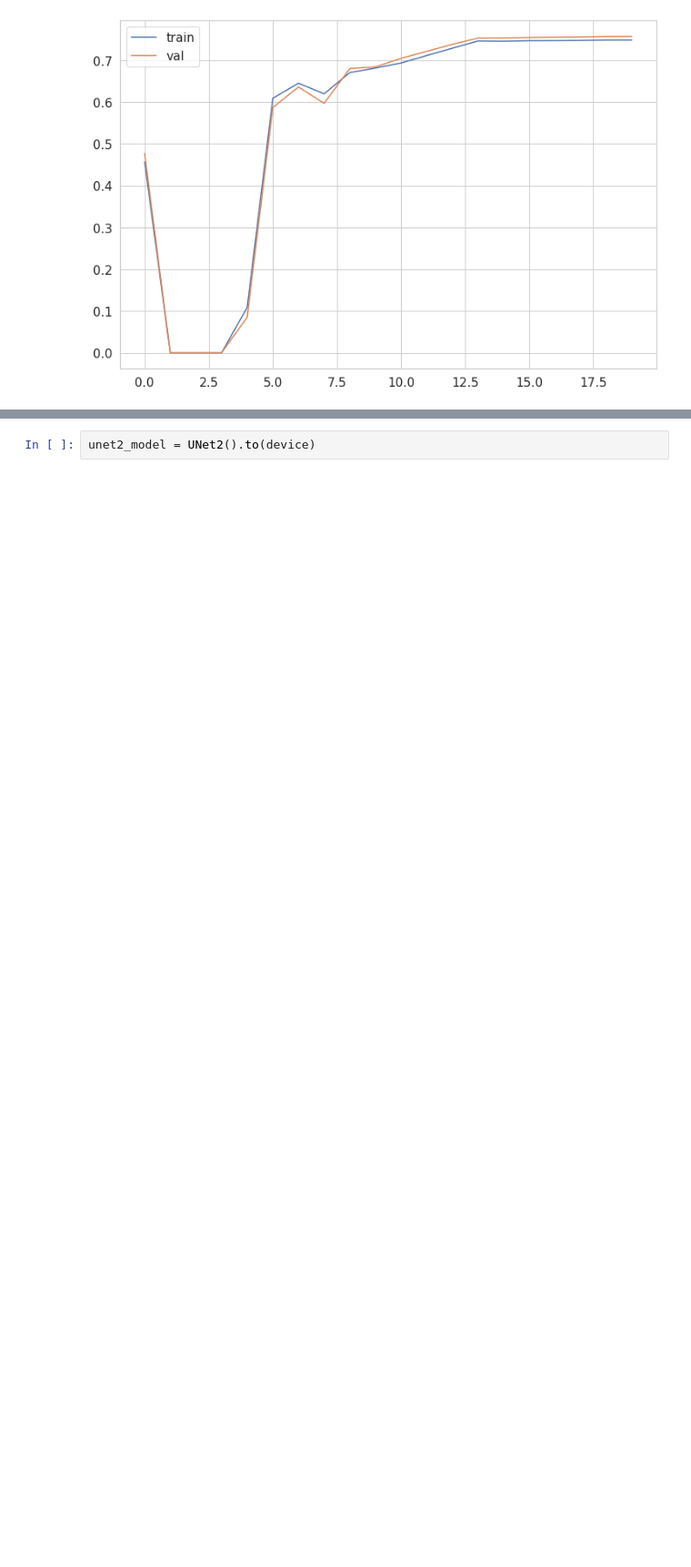
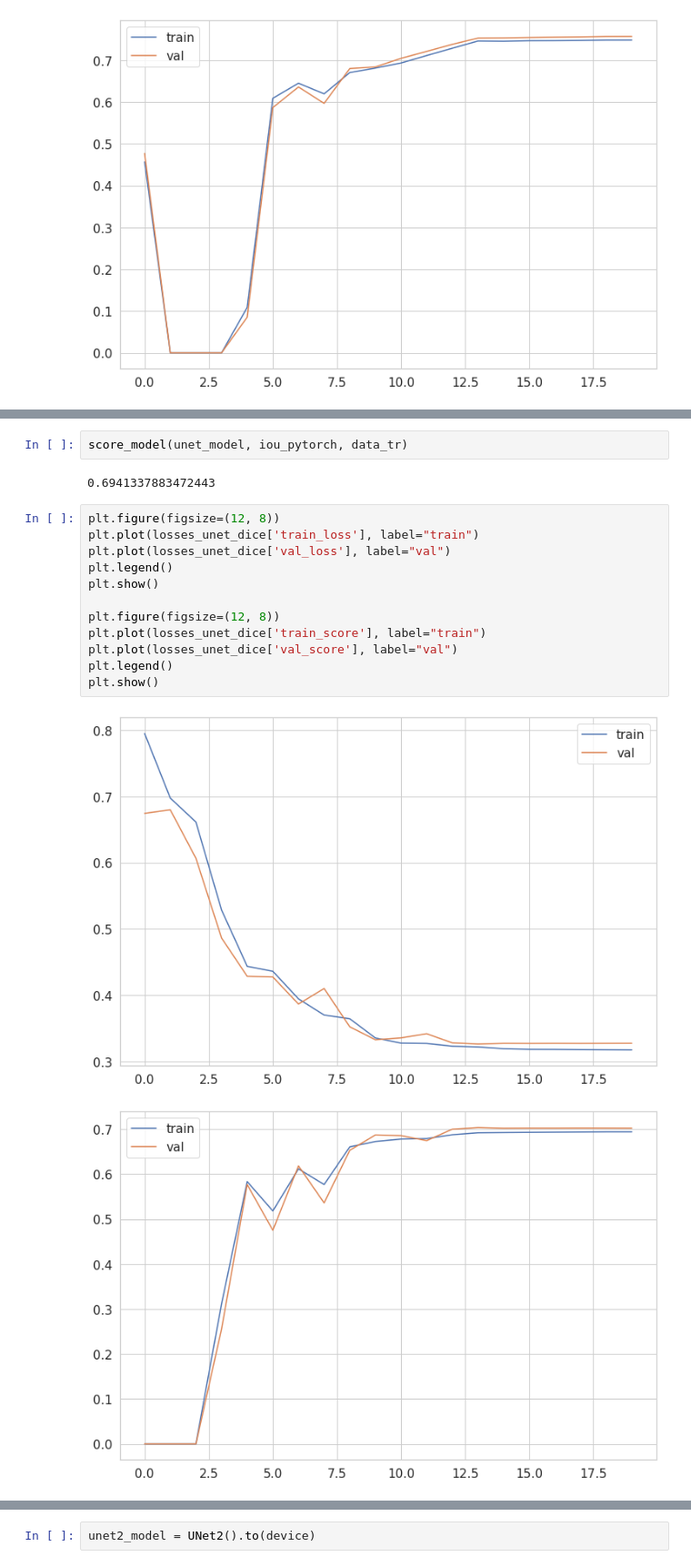
Before and after one commit to prosvirinKir/Deep-Learning-Sckool-term1, a Jupyter notebook: HW_6_semantic_segmentation.ipynb, the cells around one changed output, grey strips where cells are left out. Shown at 91% size. Cells and saved outputs as stored; diff of their text form; blank space fills up the shorter version.

```diff
--- a/HW_6_semantic_segmentation.ipynb
+++ b/HW_6_semantic_segmentation.ipynb
@@ -1020,0 +1022,19 @@ KeyboardInterrupt: ignored
+# %%
+score_model(unet_model, iou_pytorch, data_tr)
+# %% [output]
+0.6941337883472443
+# %%
+plt.figure(figsize=(12, 8))
+plt.plot(losses_unet_dice['train_loss'], label="train")
+plt.plot(losses_unet_dice['val_loss'], label="val")
+plt.legend()
+plt.show()
+
+plt.figure(figsize=(12, 8))
+plt.plot(losses_unet_dice['train_score'], label="train")
+plt.plot(losses_unet_dice['val_score'], label="val")
+plt.legend()
+plt.show()
+# %% [output]
+[figure, added]
+[figure, added]
```
Also changed, not shown: parts of 17 cells of this notebook.
